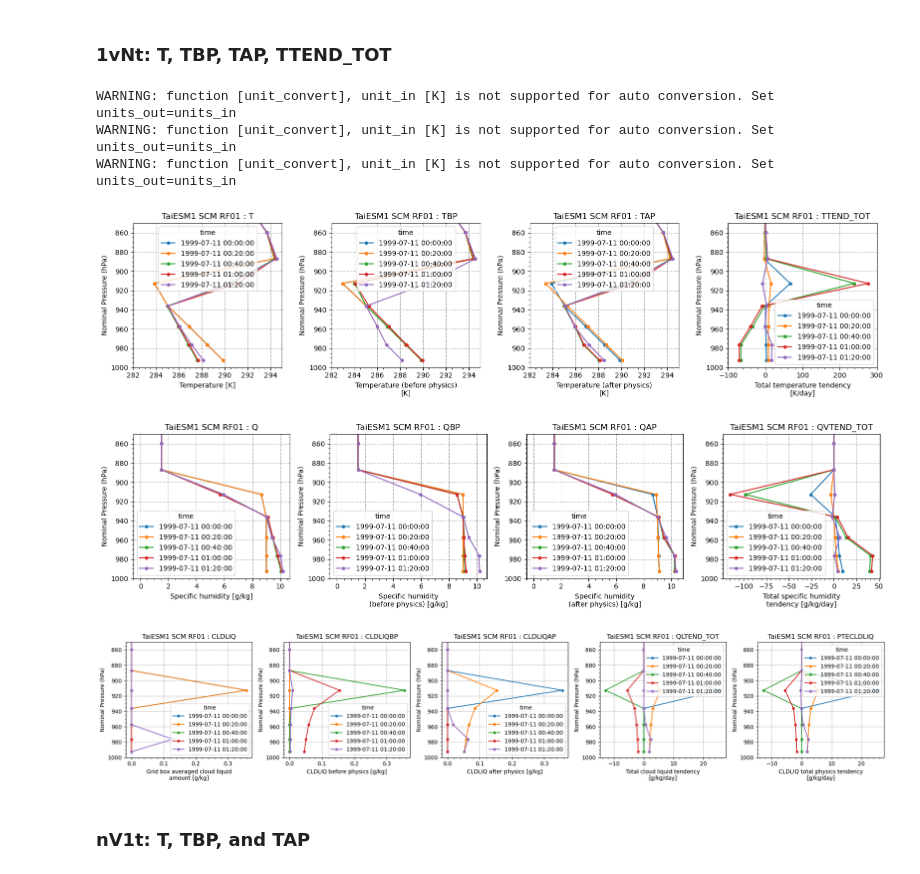
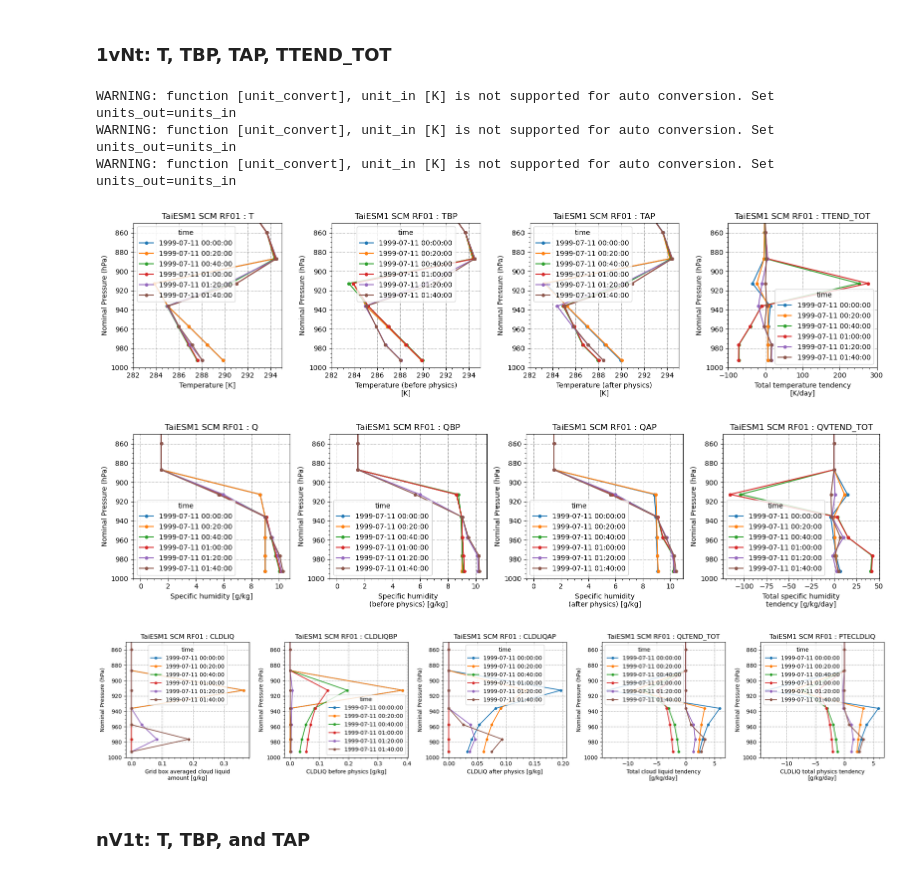
Before and after one commit to yihsuanchen/TaiESM1_Sc_diag, a Jupyter notebook: scam_taiesm1/plot/plot-scm_profiles.ipynb, the cells around one changed output. Cells and saved outputs as stored; diff of their text form; code cells hidden in the pictures.

```diff
--- a/scam_taiesm1/plot/plot-scm_profiles.ipynb
+++ b/scam_taiesm1/plot/plot-scm_profiles.ipynb
@@ -317,3 +24,37 @@ varnames = {
+# %%
+def read_scm_ds(choice):
+
+    if ( choice == "RF01_modIOP_psflx" ):
+        datapath = "/lfs/home/yihsuanc/data/data.TaiESM1_scm/scm_taiesm1/scm_taiesm1.dycomsrf01.psflx.0506155039/run/"
+    elif ( choice == "RF01_modIOP_isflx" ):
+        datapath = "/lfs/home/yihsuanc/data/data.TaiESM1_scm/scm_taiesm1/scm_taiesm1.dycomsrf01.isflx.0506155912/run/"
+    elif ( choice == "RF02_modIOP_psflx" ):
+        datapath = "/lfs/home/yihsuanc/data/data.TaiESM1_scm/scm_taiesm1/scm_taiesm1.dycomsrf02.psflx.0506161739/run/"
+    elif ( choice == "RF02_modIOP_isflx" ):
+        datapath = "/lfs/home/yihsuanc/data/data.TaiESM1_scm/scm_taiesm1/scm_taiesm1.dycomsrf02.isflx.0506160923/run/"
+    else:
+      error_msg = f"ERROR: does not suppoer [{choice}]"
+      raise ValueError(error_msg)
+
+    #--- single file
+    filename_scm = "camrun.cam.h0.1999-07-11-00000.nc"
+    file_scm = datapath+"/"+filename_scm
+
+    ds_scm = xr.open_dataset(file_scm)
+    return ds_scm
+
+#-----------
+# do_test
+#-----------
+
+#do_test="t1"
+do_test="none"
+
+if (do_test == "t1"):
+    choice = "RF01_modIOP_psflx"
+    ds_scm = read_scm_ds(choice)
+
+    ds_scm
 # %% [markdown]
 ### plot_scm_profiles_1vNt
 # %%
@@ -400,21 +356,23 @@ xlim_custom = {
 # %%
 ttend_min=-100 ; ttend_max=300
 tmin=282 ; tmax=295
 
 xlim_custom = {
     "T": [tmin,tmax], "TBP": [tmin,tmax],  "TAP": [tmin,tmax],
     "TTEND_TOT": [ttend_min, ttend_max], "MACPDT": [ttend_min, ttend_max], "MPDT": [ttend_min, ttend_max], "DTCORE": [ttend_min, ttend_max],
 
 }
-plot_scm_profiles_1vNt(ds_scm, ['T', 'TBP','TAP', 'TTEND_TOT', ], tt2=5, xlim=xlim_custom)
-plot_scm_profiles_1vNt(ds_scm, ['Q', 'QBP','QAP', 'QVTEND_TOT', ], tt2=5, xlim=xlim_custom)
-plot_scm_profiles_1vNt(ds_scm, ['CLDLIQ', 'CLDLIQBP','CLDLIQAP', 'QLTEND_TOT', 'PTECLDLIQ'], tt2=5, xlim=xlim_custom)
+tt1=0
+tt2=6
+plot_scm_profiles_1vNt(ds_scm, ['T', 'TBP','TAP', 'TTEND_TOT', ], tt1=tt1, tt2=tt2, xlim=xlim_custom)
+plot_scm_profiles_1vNt(ds_scm, ['Q', 'QBP','QAP', 'QVTEND_TOT', ], tt1=tt1, tt2=tt2, xlim=xlim_custom)
+plot_scm_profiles_1vNt(ds_scm, ['CLDLIQ', 'CLDLIQBP','CLDLIQAP', 'QLTEND_TOT', 'PTECLDLIQ'], tt1=tt1, tt2=tt2, xlim=xlim_custom)
 # %% [output]
 WARNING: function [unit_convert], unit_in [K] is not supported for auto conversion. Set units_out=units_in
 WARNING: function [unit_convert], unit_in [K] is not supported for auto conversion. Set units_out=units_in
 WARNING: function [unit_convert], unit_in [K] is not supported for auto conversion. Set units_out=units_in
-[figure, old version]
+[figure, new version]
-[figure, old version]
+[figure, new version]
-[figure, old version]
+[figure, new version]
 # %% [markdown]
 ### nV1t: T, TBP, and TAP
```
Also changed, not shown: parts of 23 cells of this notebook.
